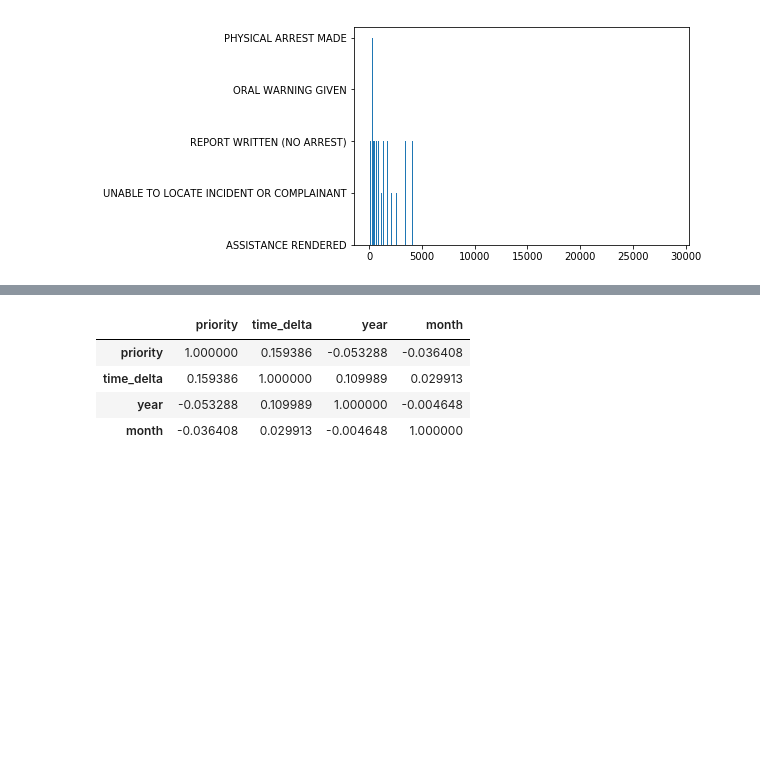
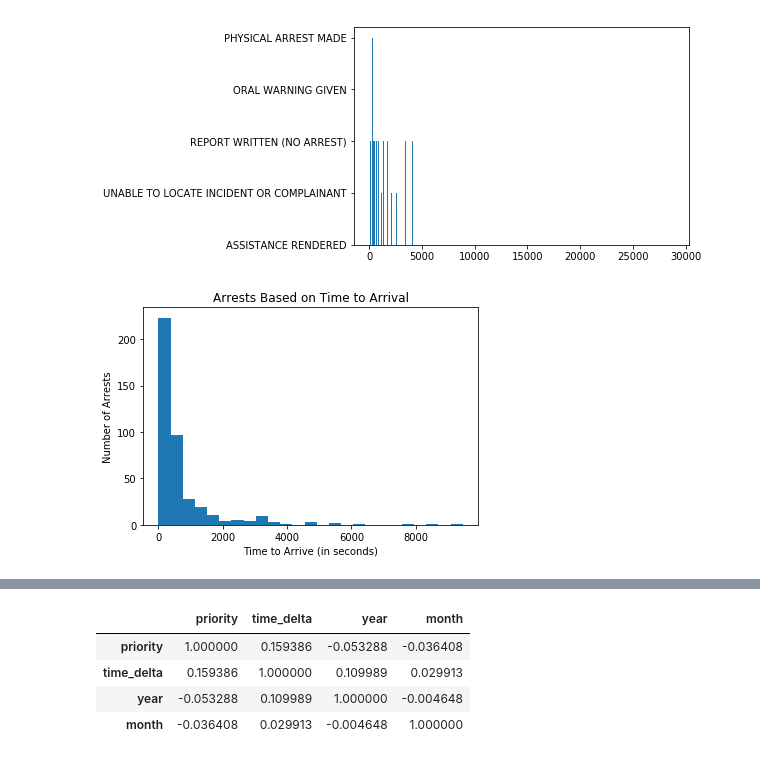
Before and after one commit to teacupwoozy/spd_notebook_archive, a Jupyter notebook: spd_notebook/2010-2018_sexcrimes_violentcrimes_percentages.ipynb, the cells around one changed output, grey strips where cells are left out. Drawn from its saved outputs; the diff is of its cells as text; code cells hidden in the pictures; blank space fills up the shorter version.

Commit message:
Add masks and hists for time delta of lewd calls

```diff
--- a/spd_notebook/2010-2018_sexcrimes_violentcrimes_percentages.ipynb
+++ b/spd_notebook/2010-2018_sexcrimes_violentcrimes_percentages.ipynb
@@ -574,3 +574,22 @@ plt.bar(x, y)
 plt.show();
 # %% [output]
 [figure]
+# %%
+# Show value count by arrival time for PHYSICAL ARREST clearing code
+
+# Create graph: value count by time for each clearing code
+cc_mask = lewd_calls_ip['event_clearing'].str.contains("PHYSICAL ARREST")
+
+# Also works, but not as good
+#lewd_calls_ip[cc_mask].time_delta.hist(bins=15)
+#plt.title("# Arrests based on time to arrival")
+
+
+
+plt.hist(lewd_calls_ip[cc_mask].time_delta, bins=25)
+plt.title("Arrests Based on Time to Arrival")
+plt.xlabel("Time to Arrive (in seconds)")
+plt.ylabel("Number of Arrests")
+plt.show()
+# %% [output]
+[figure, added]
```
Also changed, not shown: parts of 6 cells of this notebook.
